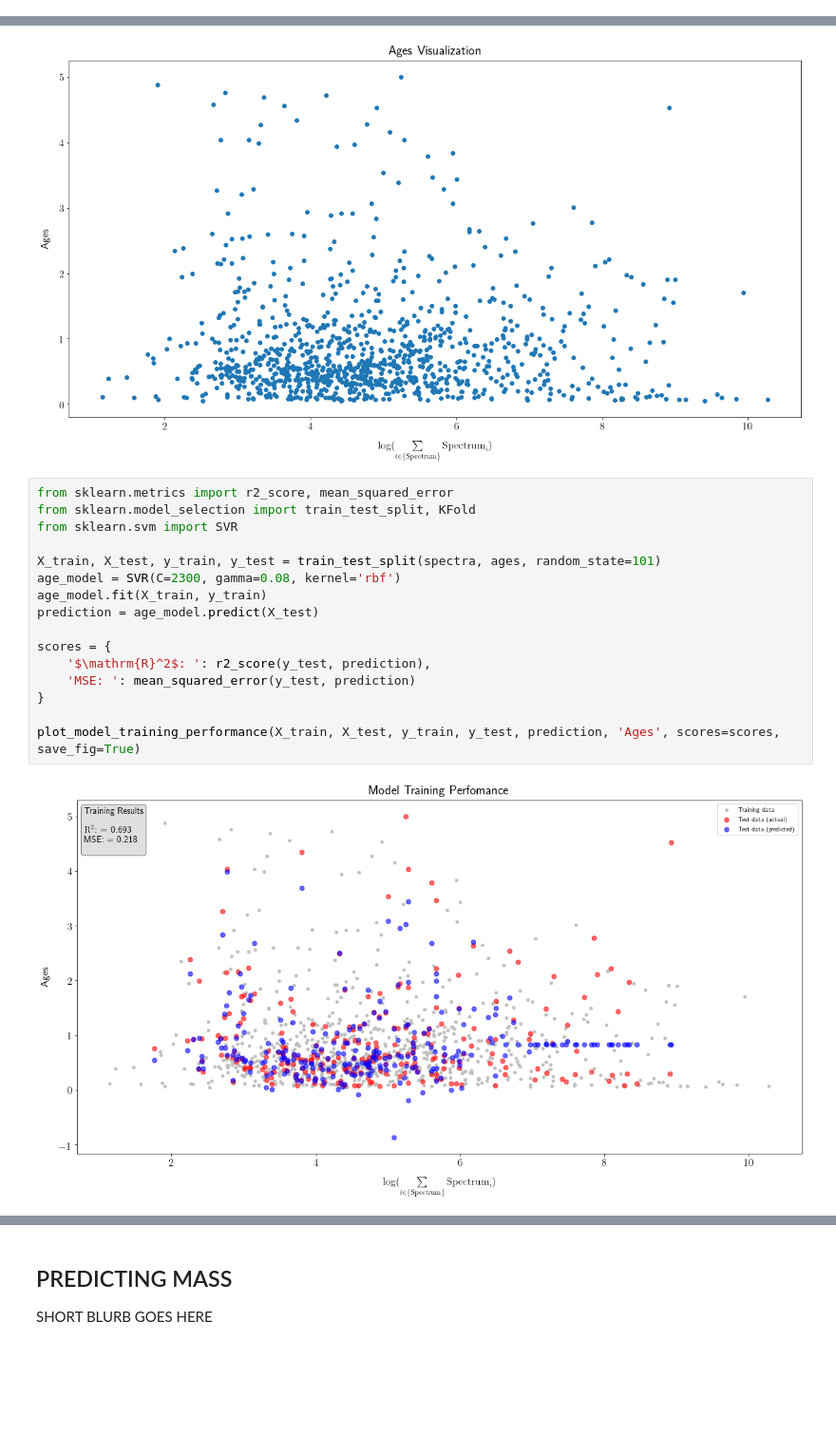
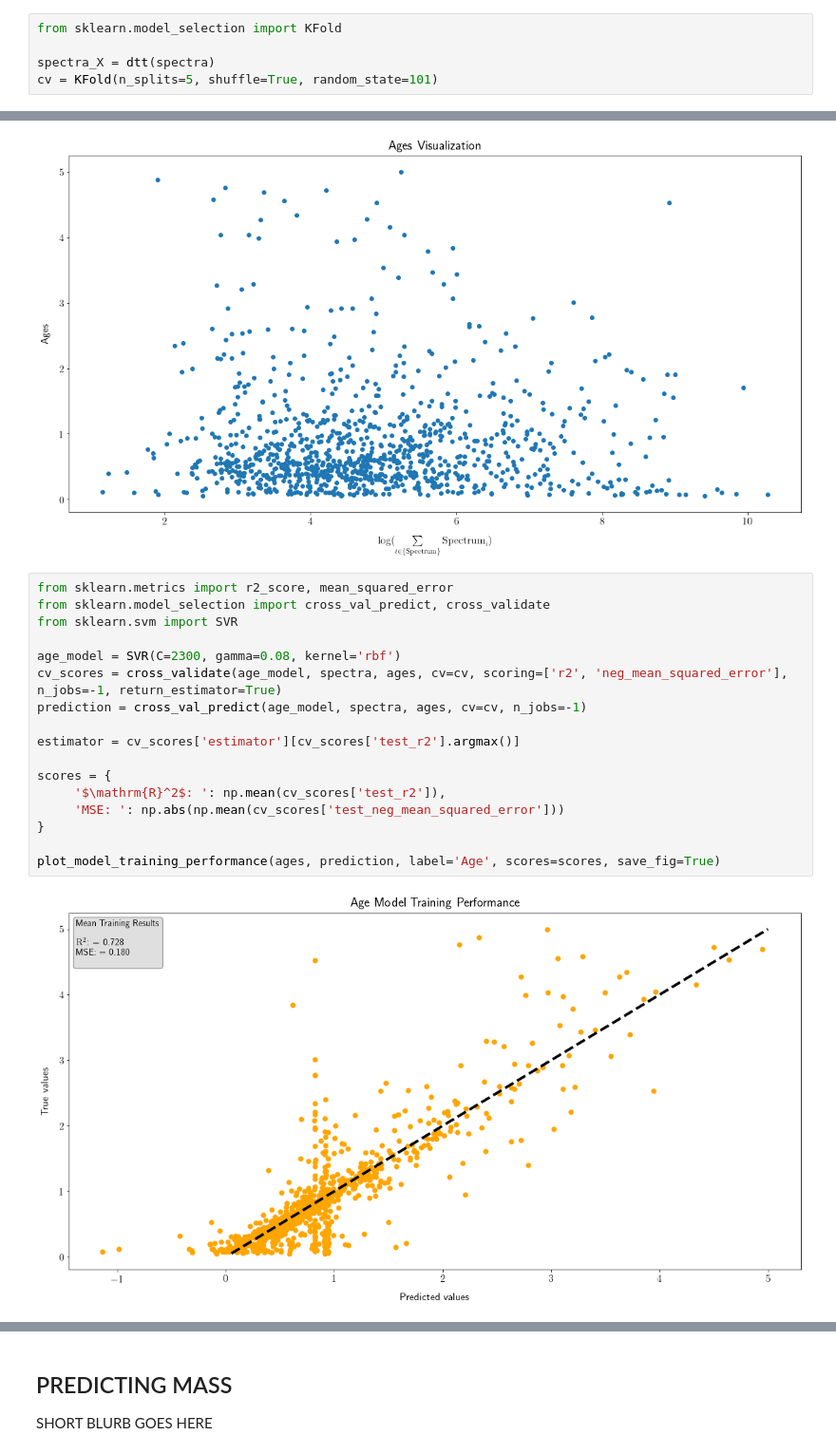
Before and after one commit to nathanaelg16/PHYS3600ID_Final_Project, a Jupyter notebook: Final Project.ipynb, the cells around one changed output, grey strips where cells are left out. Shown at 95% size. Saved outputs shown, nothing was run; the diff lists cells and outputs as text; blank space fills up the shorter version.

Commit message:
cleaned up directory, improved visualization code

```diff
--- a/Final Project.ipynb
+++ b/Final Project.ipynb
@@ -199,3 +199,8 @@ def plot_model_training_performance(X_train, X_test, y_train, y_test, y_predict,
+# %%
+from sklearn.model_selection import KFold
+
+spectra_X = dtt(spectra)
+cv = KFold(n_splits=5, shuffle=True, random_state=101)
 # %%
 def visualize(Y, ylabel, title, X=spectra_X, xlabel='$\log (\sum\limits_{i\in\{\mathrm{Spectrum}\}} \mathrm{Spectrum}_i)$', save_fig=False, save_as=None):
     plt.scatter(X, Y)
@@ -219,20 +222,21 @@ visualize(ages, 'Ages', 'Ages Visualization', save_fig=True)
 [figure]
 # %%
 from sklearn.metrics import r2_score, mean_squared_error
-from sklearn.model_selection import train_test_split, KFold
+from sklearn.model_selection import cross_val_predict, cross_validate
 from sklearn.svm import SVR
 
-X_train, X_test, y_train, y_test = train_test_split(spectra, ages, random_state=101)
 age_model = SVR(C=2300, gamma=0.08, kernel='rbf')
-age_model.fit(X_train, y_train)
-prediction = age_model.predict(X_test)
+cv_scores = cross_validate(age_model, spectra, ages, cv=cv, scoring=['r2', 'neg_mean_squared_error'], n_jobs=-1, return_estimator=True)
+prediction = cross_val_predict(age_model, spectra, ages, cv=cv, n_jobs=-1)
+
+estimator = cv_scores['estimator'][cv_scores['test_r2'].argmax()]
 
 scores = {
-    '$\mathrm{R}^2$: ': r2_score(y_test, prediction),
-    'MSE: ': mean_squared_error(y_test, prediction)
+     '$\mathrm{R}^2$: ': np.mean(cv_scores['test_r2']),
+     'MSE: ': np.abs(np.mean(cv_scores['test_neg_mean_squared_error']))
 }
 
-plot_model_training_performance(X_train, X_test, y_train, y_test, prediction, 'Ages', scores=scores, save_fig=True)
+plot_model_training_performance(ages, prediction, label='Age', scores=scores, save_fig=True)
 # %% [output]
-[figure, old version]
+[figure, new version]
 # %%
```
Also changed, not shown: parts of 16 cells of this notebook, 21 other files.
